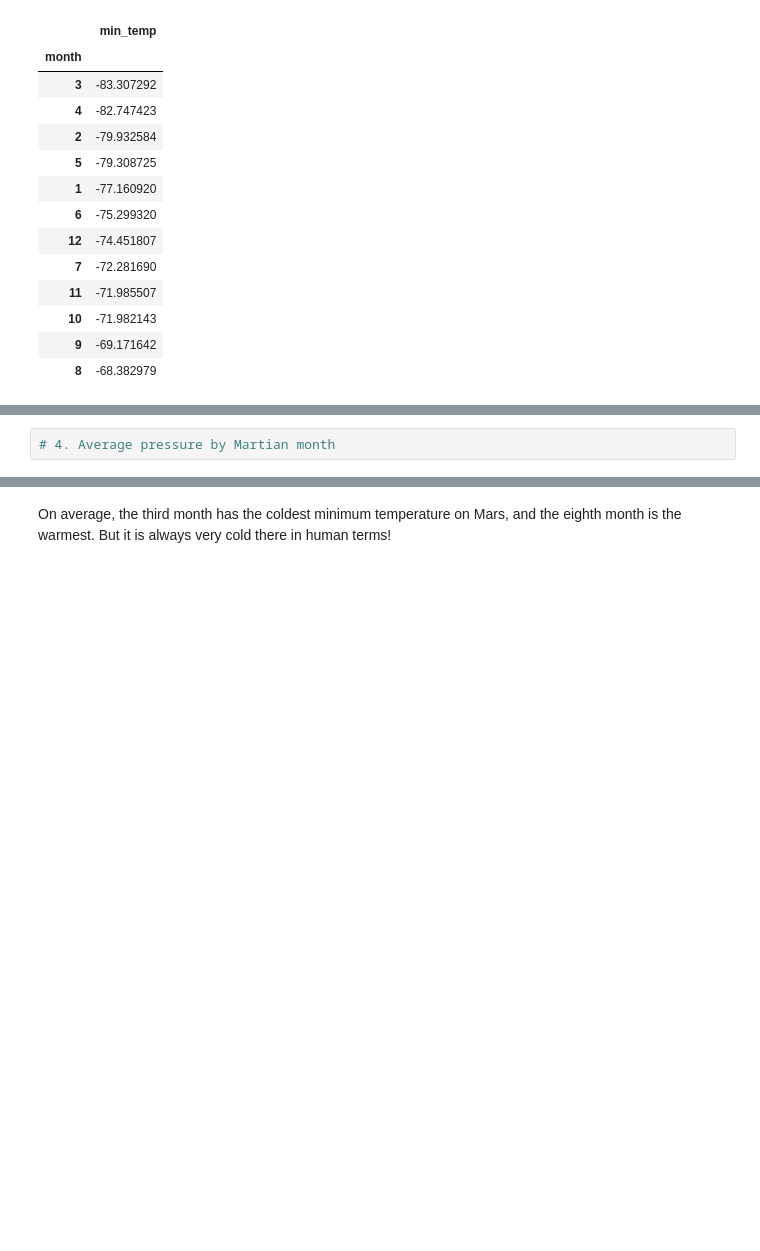
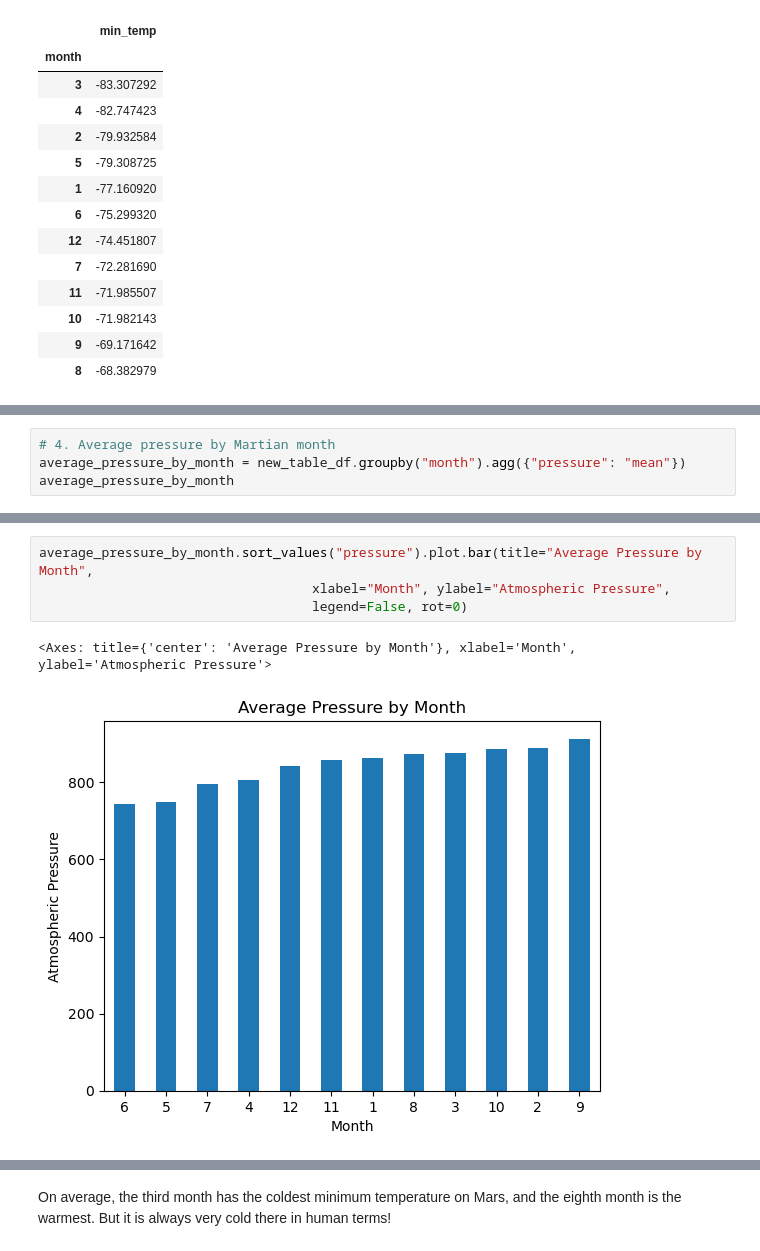
Before and after one commit to w7negreiros/web_scraping_2024, a Jupyter notebook: part_2_mars_weather.ipynb, the cells around one changed output, grey strips where cells are left out. Saved outputs shown, nothing was run; the diff lists cells and outputs as text; blank space fills up the shorter version.

```diff
--- a/part_2_mars_weather.ipynb
+++ b/part_2_mars_weather.ipynb
@@ -200,3 +222,5 @@ avg_low_temp_by_month.sort_values("min_temp")
 # %%
 # 4. Average pressure by Martian month
+average_pressure_by_month = new_table_df.groupby("month").agg({"pressure": "mean"})
+average_pressure_by_month
 # %% [output]
@@ -224,0 +241,7 @@ Name: pressure, dtype: float64
+# %%
+average_pressure_by_month.sort_values("pressure").plot.bar(title="Average Pressure by Month",
+                                   xlabel="Month", ylabel="Atmospheric Pressure",
+                                   legend=False, rot=0)
+# %% [output]
+<Axes: title={'center': 'Average Pressure by Month'}, xlabel='Month', ylabel='Atmospheric Pressure'>
+[figure, added]
```
Also changed, not shown: parts of 7 cells of this notebook, 1 other file.
